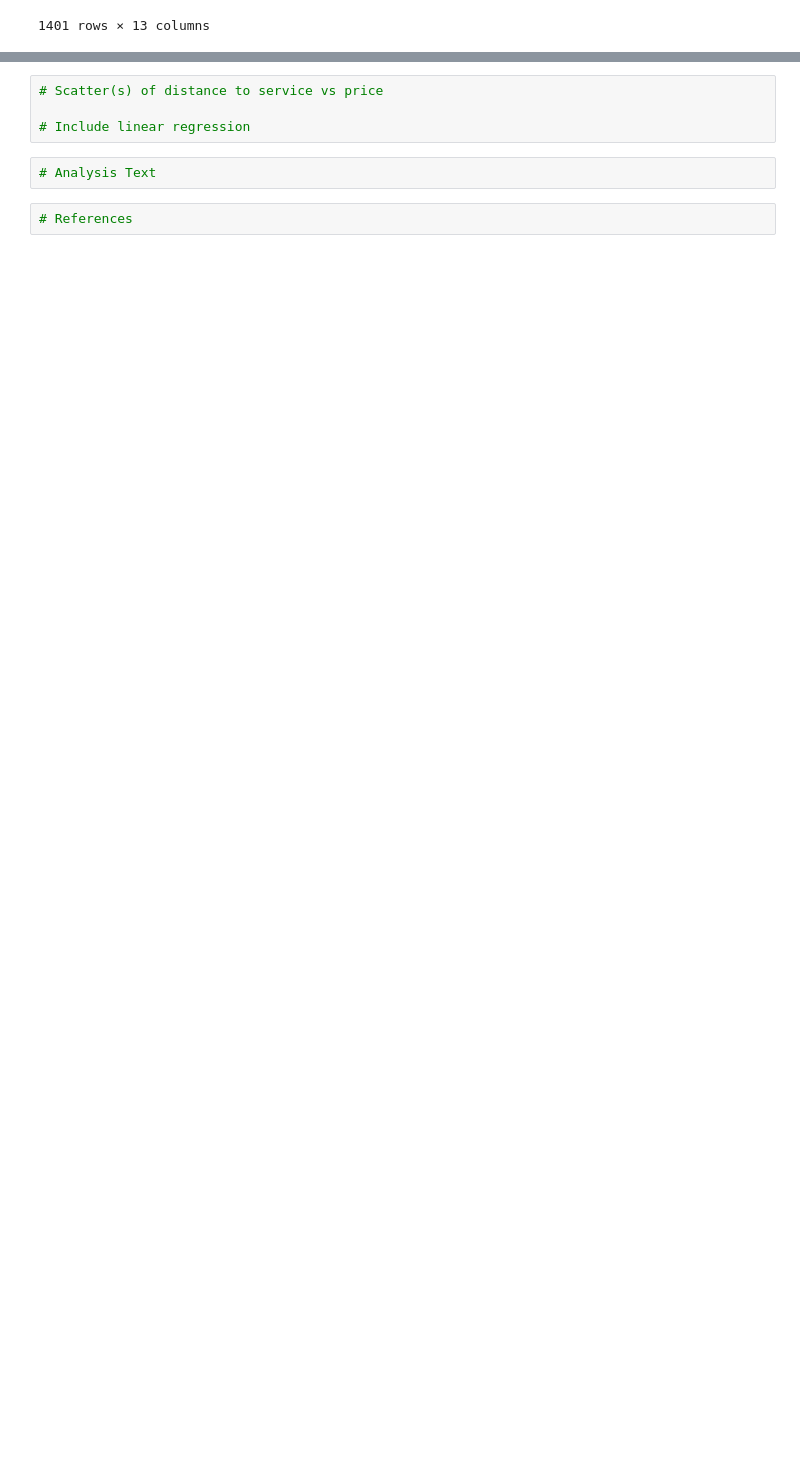
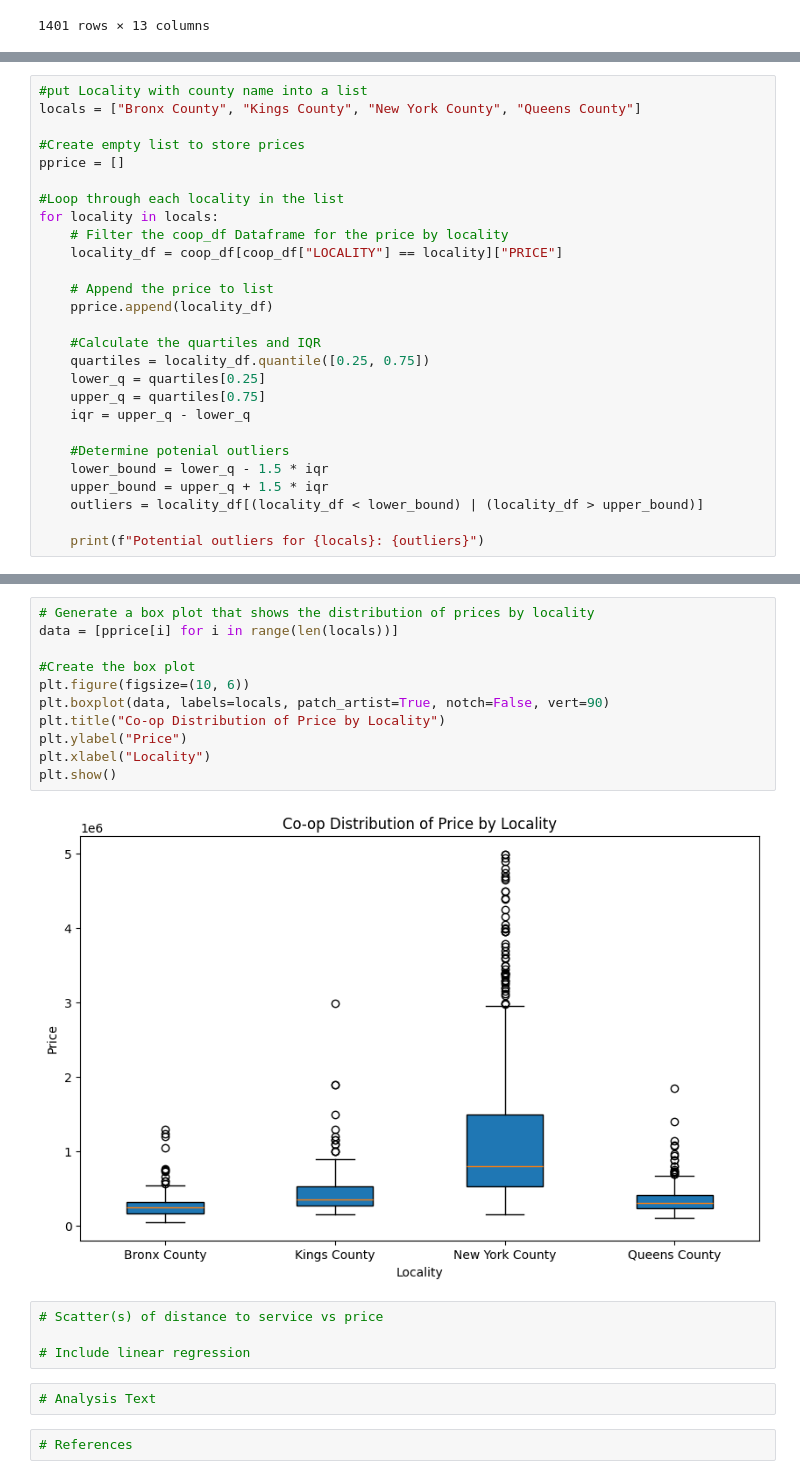
Before and after one commit to LizHepler/Project_1, a Jupyter notebook: Dylon/NYHousingAnalysisDylon.ipynb, the cells around one changed output, grey strips where cells are left out. Drawn from its saved outputs; the diff is of its cells as text; blank space fills up the shorter version.

Commit message:
Added box plot code for coop by county

```diff
--- a/Dylon/NYHousingAnalysisDylon.ipynb
+++ b/Dylon/NYHousingAnalysisDylon.ipynb
@@ -158,0 +124,27 @@ TypeError: <hvplot.plotting.core.hvPlotTabular object at 0x...> got multiple val
+# %%
+#put Locality with county name into a list
+locals = ["Bronx County", "Kings County", "New York County", "Queens County"]
+
+#Create empty list to store prices
+pprice = []
+
+#Loop through each locality in the list
+for locality in locals:
+    # Filter the coop_df Dataframe for the price by locality
+    locality_df = coop_df[coop_df["LOCALITY"] == locality]["PRICE"]
+
+    # Append the price to list
+    pprice.append(locality_df)
+
+    #Calculate the quartiles and IQR
+    quartiles = locality_df.quantile([0.25, 0.75])
+    lower_q = quartiles[0.25]
+    upper_q = quartiles[0.75]
+    iqr = upper_q - lower_q
+
+    #Determine potenial outliers
+    lower_bound = lower_q - 1.5 * iqr
+    upper_bound = upper_q + 1.5 * iqr
+    outliers = locality_df[(locality_df < lower_bound) | (locality_df > upper_bound)]
+
+    print(f"Potential outliers for {locals}: {outliers}")
@@ -159,3 +169,16 @@ TypeError: <hvplot.plotting.core.hvPlotTabular object at 0x...> got multiple val
+# %%
+# Generate a box plot that shows the distribution of prices by locality
+data = [pprice[i] for i in range(len(locals))]
+
+#Create the box plot
+plt.figure(figsize=(10, 6))
+plt.boxplot(data, labels=locals, patch_artist=True, notch=False, vert=90)
+plt.title("Co-op Distribution of Price by Locality")
+plt.ylabel("Price")
+plt.xlabel("Locality")
+plt.show()
+# %% [output]
+[figure, added]
 # %%
 # Scatter(s) of distance to service vs price
 
```
Also changed, not shown: parts of 6 cells of this notebook.
